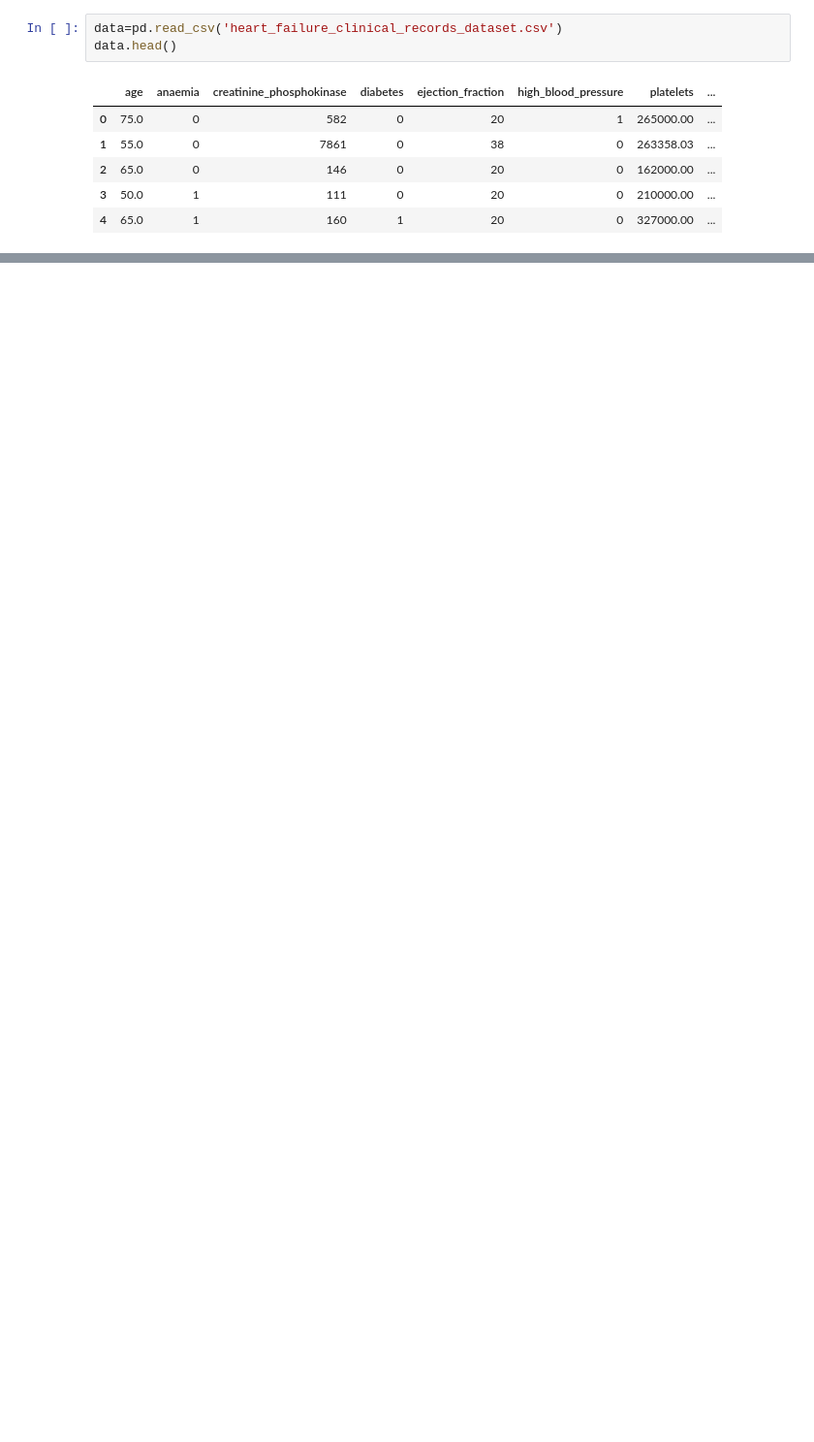
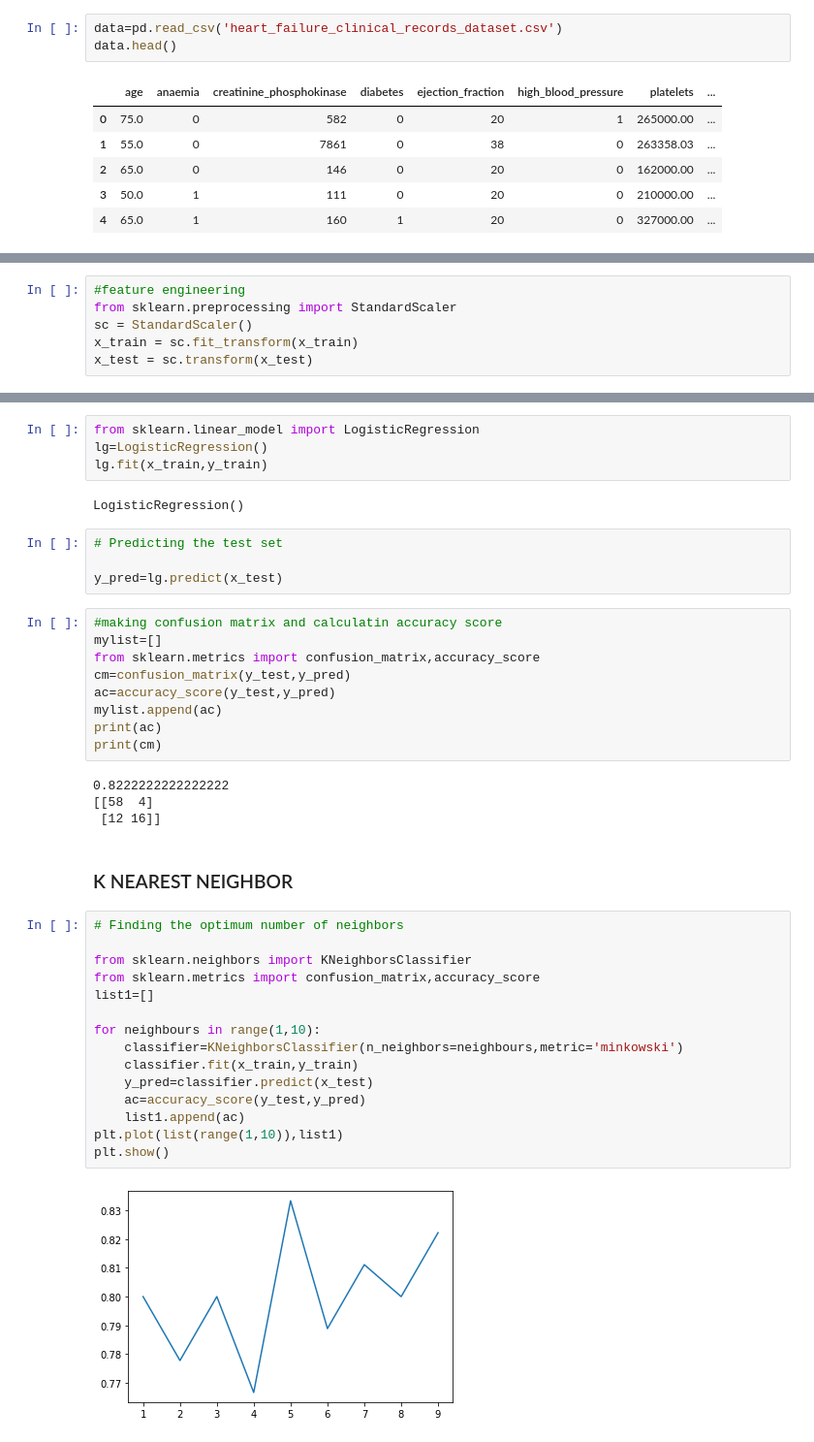
Before and after one commit to deepakpal31/Heart_Failure_Prediction, a Jupyter notebook: Model_training_and_selection.ipynb, the cells around one changed output, grey strips where cells are left out. Shown at 97% size. Cells and saved outputs as stored; diff of their text form; blank space fills up the shorter version.

Commit message:
model building done

```diff
--- a/Model_training_and_selection.ipynb
+++ b/Model_training_and_selection.ipynb
@@ -21,0 +30,6 @@ y = data.iloc[:,-1].values
+# %%
+#feature engineering
+from sklearn.preprocessing import StandardScaler
+sc = StandardScaler()
+x_train = sc.fit_transform(x_train)
+x_test = sc.transform(x_test)
@@ -21,0 +38,42 @@ y = data.iloc[:,-1].values
+# %%
+from sklearn.linear_model import LogisticRegression
+lg=LogisticRegression()
+lg.fit(x_train,y_train)
+# %% [output]
+LogisticRegression()
+# %%
+# Predicting the test set
+
+y_pred=lg.predict(x_test)
+# %%
+#making confusion matrix and calculatin accuracy score
+mylist=[]
+from sklearn.metrics import confusion_matrix,accuracy_score
+cm=confusion_matrix(y_test,y_pred)
+ac=accuracy_score(y_test,y_pred)
+mylist.append(ac)
+print(ac)
+print(cm)
+# %% [output]
+0.8222222222222222
+[[58  4]
+ [12 16]]
+# %% [markdown]
+### K NEAREST NEIGHBOR
+# %%
+# Finding the optimum number of neighbors
+
+from sklearn.neighbors import KNeighborsClassifier
+from sklearn.metrics import confusion_matrix,accuracy_score
+list1=[]
+
+for neighbours in range(1,10):
+    classifier=KNeighborsClassifier(n_neighbors=neighbours,metric='minkowski')
+    classifier.fit(x_train,y_train)
+    y_pred=classifier.predict(x_test)
+    ac=accuracy_score(y_test,y_pred)
+    list1.append(ac)
+plt.plot(list(range(1,10)),list1)
+plt.show()
+# %% [output]
+[figure, added]
```
Also changed, not shown: parts of 34 cells of this notebook.
